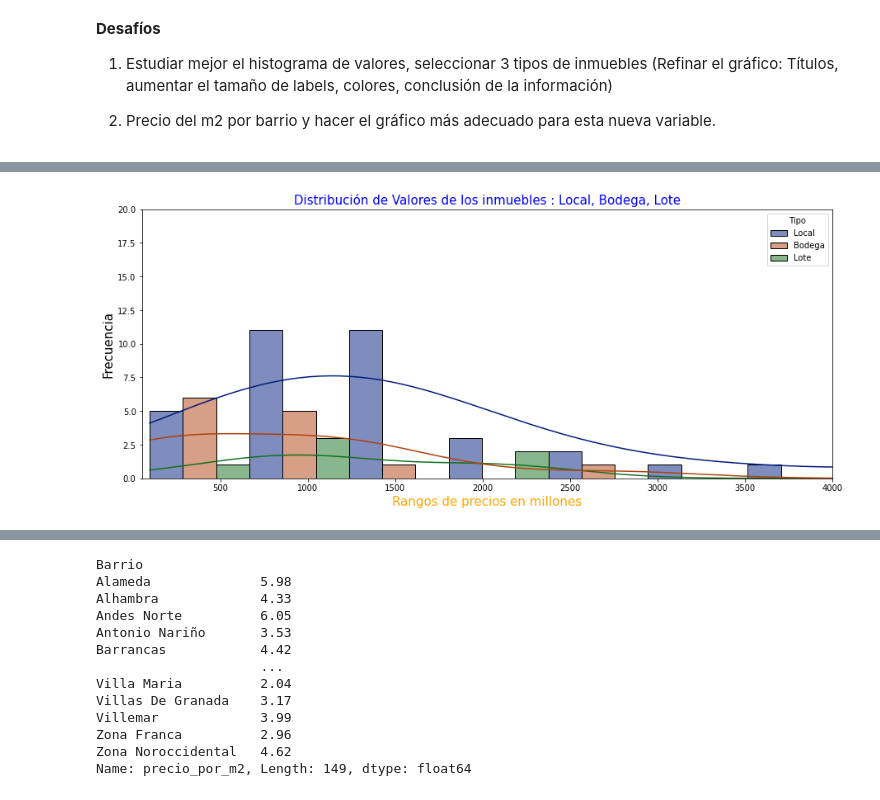
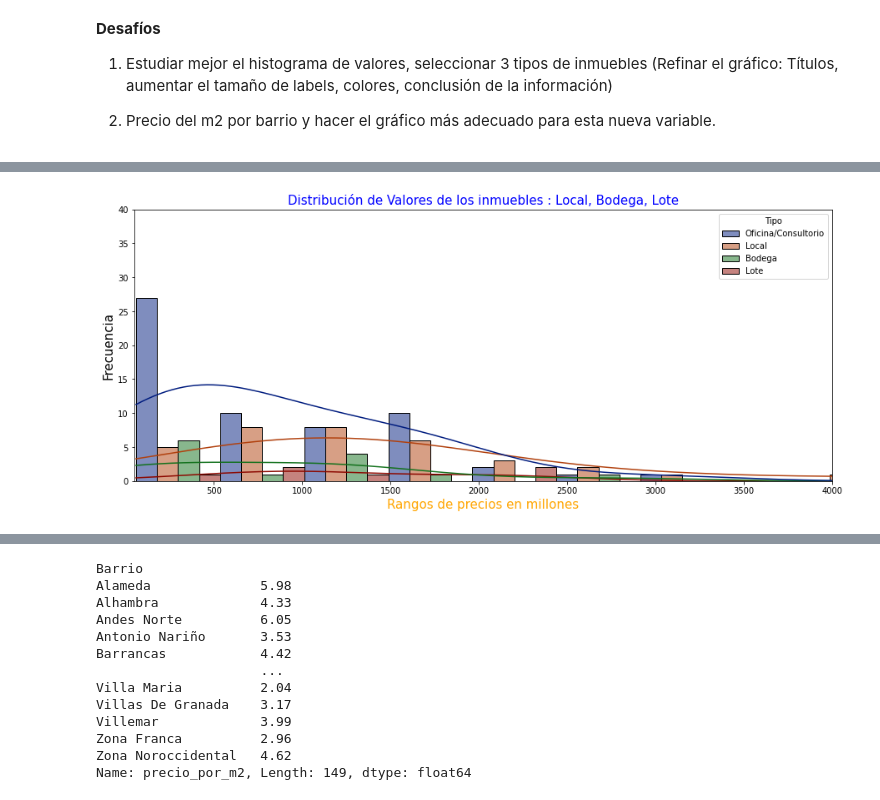
Before and after one commit to RoAlro/InmersionDeDatos1, a Jupyter notebook: Inmersion_de_datos_Desafio_2.ipynb, the cells around one changed output, grey strips where cells are left out. Saved outputs shown, nothing was run; the diff lists cells and outputs as text; code cells hidden in the pictures.

```diff
--- a/Inmersion_de_datos_Desafio_2.ipynb
+++ b/Inmersion_de_datos_Desafio_2.ipynb
@@ -175,13 +190,13 @@ plt.show()
 # %%
-inmuebles_filtr=inmuebles.query("Tipo in ['Lote','Local','Bodega']")
+inmuebles_filtr=inmuebles.query("Tipo in ['Lote','Local','Bodega','Oficina/Consultorio']")
 plt.figure(figsize=(15,6))
 grafica = sns.histplot(data=inmuebles_filtr, x='Precio_Millon', kde=True, hue='Tipo', palette='dark',multiple='dodge')
 grafica.set_title('Distribución de Valores de los inmuebles : Local, Bodega, Lote',fontsize=15,color='blue')
 plt.xlim((50,4000))
-plt.ylim((0,20))
+plt.ylim((0,40))
 plt.xlabel('Rangos de precios en millones',fontsize=15,color='orange')
 plt.ylabel('Frecuencia',fontsize=15,color='black')
-plt.savefig('/content/drive/MyDrive/DATASCIENCE/Inmersión de datos/valor_inmuebles1.png',format='png')
+plt.savefig('/content/drive/MyDrive/DATASCIENCE/Inmersión de datos/valor_inmuebles2.png',format='png')
 plt.show()
 # %% [output]
-[figure, old version]
+[figure, new version]
```
Also changed, not shown: parts of 8 cells of this notebook.
